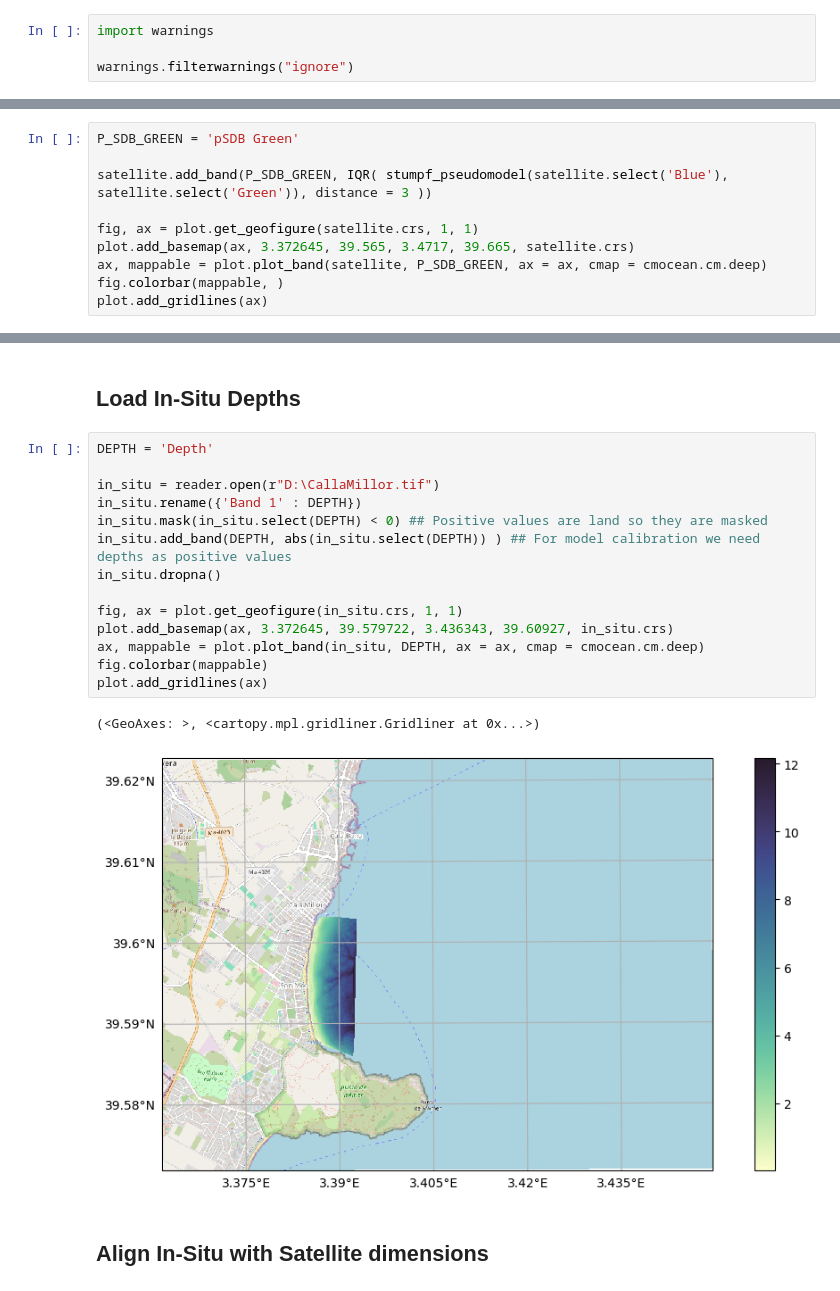
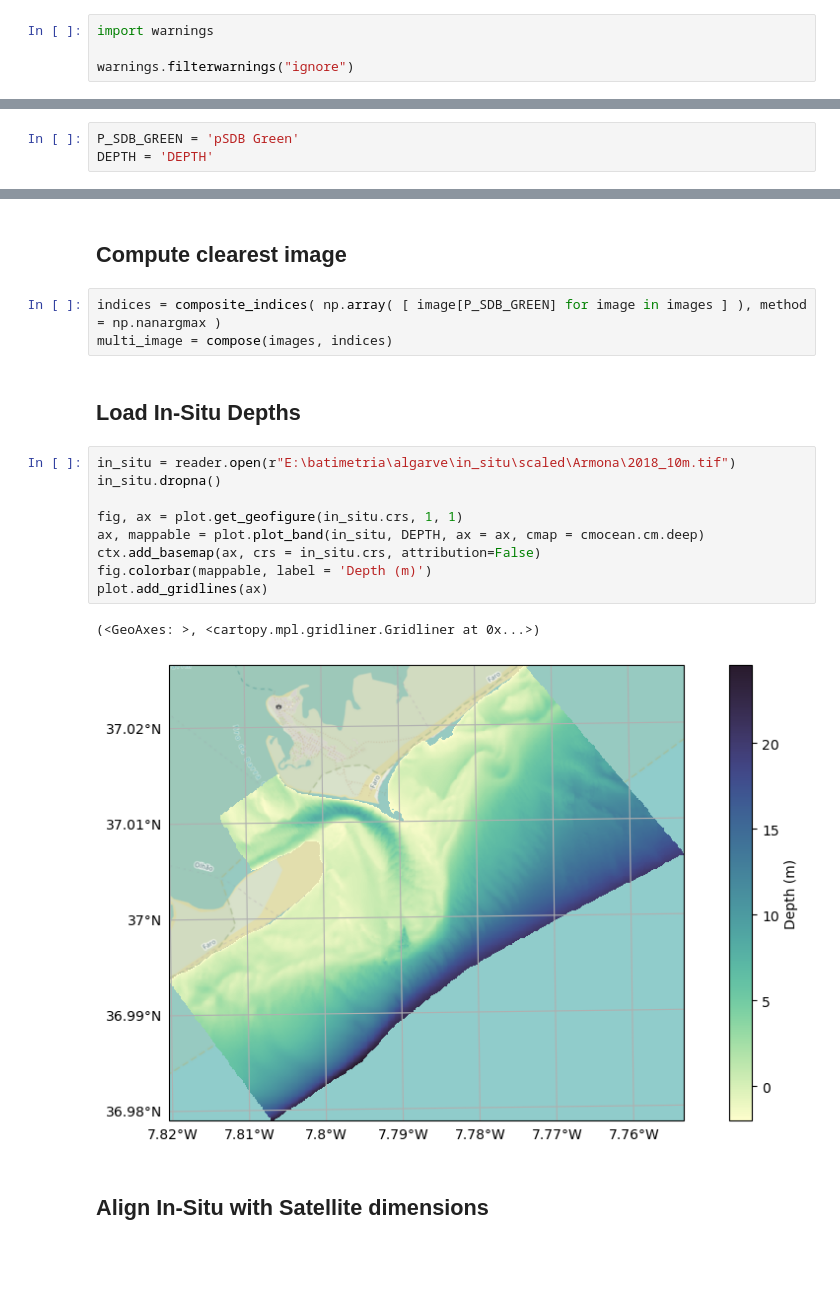
Before and after one commit to Aouei/sensingpy, a Jupyter notebook: docs/notebooks/SDB_caballero_stumpf.ipynb, the cells around one changed output, grey strips where cells are left out. Cells and saved outputs as stored; diff of their text form; blank space fills up the shorter version.

Commit message:
ADD caballero-stumpf model

```diff
--- a/docs/notebooks/SDB_caballero_stumpf.ipynb
+++ b/docs/notebooks/SDB_caballero_stumpf.ipynb
@@ -38,10 +25,0 @@ satellite.clip(balears)
-# %%
-P_SDB_GREEN = 'pSDB Green'
-
-satellite.add_band(P_SDB_GREEN, IQR( stumpf_pseudomodel(satellite.select('Blue'), satellite.select('Green')), distance = 3 ))
-
-fig, ax = plot.get_geofigure(satellite.crs, 1, 1)
-plot.add_basemap(ax, 3.372645, 39.565, 3.4717, 39.665, satellite.crs)
-ax, mappable = plot.plot_band(satellite, P_SDB_GREEN, ax = ax, cmap = cmocean.cm.deep)
-fig.colorbar(mappable, )
-plot.add_gridlines(ax)
@@ -50,0 +26,3 @@ plot.add_gridlines(ax)
+# %%
+P_SDB_GREEN = 'pSDB Green'
+DEPTH = 'DEPTH'
@@ -51,22 +52,22 @@ plot.add_gridlines(ax)
+# %% [markdown]
+## Compute clearest image
+# %%
+indices = composite_indices( np.array( [ image[P_SDB_GREEN] for image in images ] ), method = np.nanargmax )
+multi_image = compose(images, indices)
 # %% [markdown]
 ## Load In-Situ Depths
 # %%
-DEPTH = 'Depth'
-
-in_situ = reader.open(r"D:\CallaMillor.tif")
-in_situ.rename({'Band 1' : DEPTH})
-in_situ.mask(in_situ.select(DEPTH) < 0) ## Positive values are land so they are masked
-in_situ.add_band(DEPTH, abs(in_situ.select(DEPTH)) ) ## For model calibration we need depths as positive values
+in_situ = reader.open(r"E:\batimetria\algarve\in_situ\scaled\Armona\2018_10m.tif")
 in_situ.dropna()
 
 fig, ax = plot.get_geofigure(in_situ.crs, 1, 1)
-plot.add_basemap(ax, 3.372645, 39.579722, 3.436343, 39.60927, in_situ.crs)
 ax, mappable = plot.plot_band(in_situ, DEPTH, ax = ax, cmap = cmocean.cm.deep)
-fig.colorbar(mappable)
+ctx.add_basemap(ax, crs = in_situ.crs, attribution=False)
+fig.colorbar(mappable, label = 'Depth (m)')
 plot.add_gridlines(ax)
 # %% [output]
 (<GeoAxes: >, <cartopy.mpl.gridliner.Gridliner at 0x...>)
-[figure, old version]
+[figure, new version]
 # %% [markdown]
 ## Align In-Situ with Satellite dimensions
 # %%
```
Also changed, not shown: parts of 20 cells of this notebook, 3 other files.
